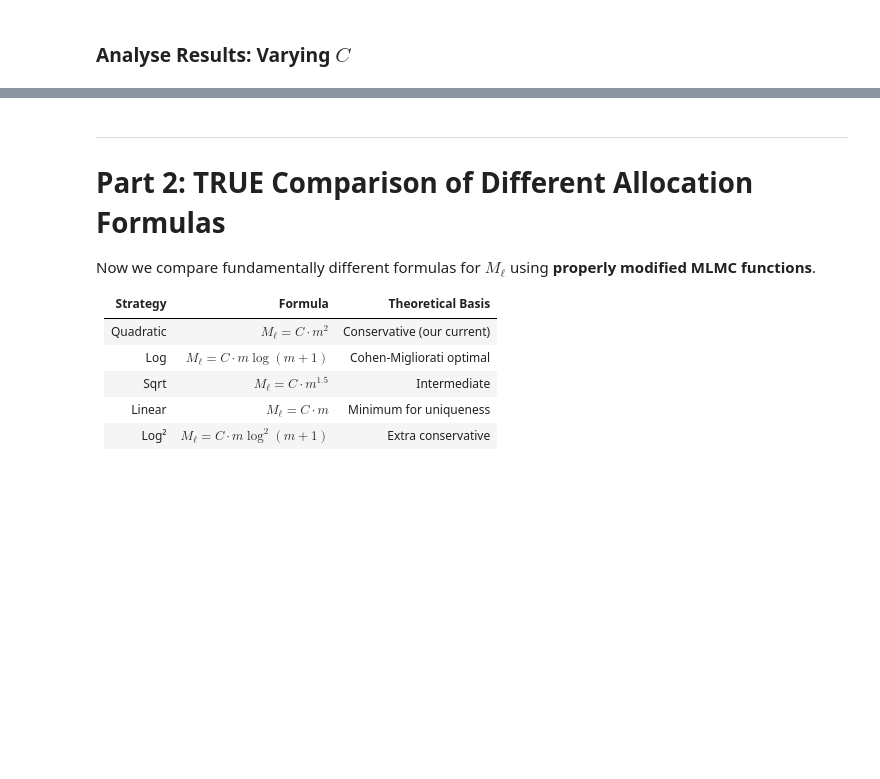
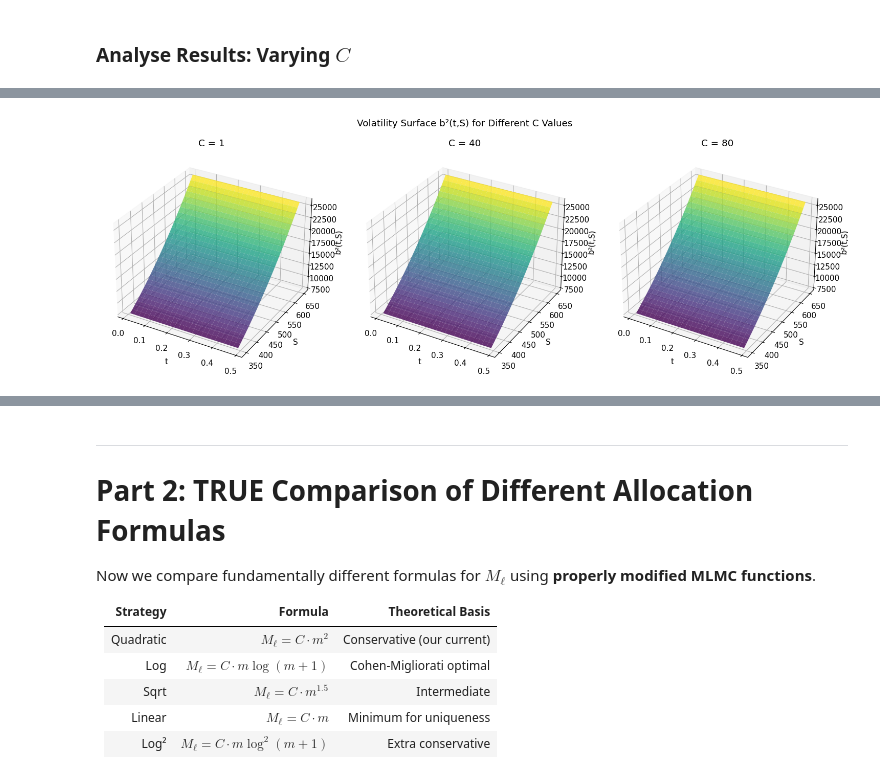
Before and after one commit to leolalvay/KAUST_OPTION_PRICING, a Jupyter notebook: Sample_Allocation_MLMC_Investigation/MLMC_Sample_Allocation_Comparison.ipynb, the cells around one changed output, grey strips where cells are left out. Drawn from its saved outputs; the diff is of its cells as text; code cells hidden in the pictures; blank space fills up the shorter version.

```diff
--- a/Sample_Allocation_MLMC_Investigation/MLMC_Sample_Allocation_Comparison.ipynb
+++ b/Sample_Allocation_MLMC_Investigation/MLMC_Sample_Allocation_Comparison.ipynb
@@ -84,4 +279,4 @@ except ImportError as e:
 # %%
-# Display default parameters
-params = DEFAULT_PARAMS
+# Params for testing
+params = MODERATE_STRESS_PARAMS
 print(params)
@@ -144,7 +363,7 @@ We keep the formula $M_\ell = C \cdot \dim(V)^2$ fixed but vary $C$ across 10 va
 **Goal:** Find the minimum $C$ that maintains numerical stability.
 # %%
 # Values of C to test
-C_values = [10, 20, 30, 40, 50, 60, 80, 100, 120, 150]
+C_values = [1, 3, 5, 10, 20, 30, 40, 50, 60, 80, 100, 120, 150]
 
 print("Sample counts for each C value (quadratic formula):")
 print("=" * 80)
@@ -325,29 +602,31 @@ plt.show()
 # %%
 # Surface comparison: C=40 vs C=80 vs C=120
-C_to_compare = [40, 80, 120]
+C_to_compare = [1, 40, 80]
 
 fig = plt.figure(figsize=(15, 5))
 
 for idx, C in enumerate(C_to_compare):
     ax = fig.add_subplot(1, 3, idx + 1, projection='3d')
 
     successful_runs = [r for r in results_by_C[C] if r['success']]
     if len(successful_runs) > 0:
         mean_surface = np.mean([r['b_squared'] for r in successful_runs], axis=0)
 
         T_mesh, S_mesh = np.meshgrid(t_grid, s_grid, indexing='ij')
         surf = ax.plot_surface(T_mesh, S_mesh, mean_surface, cmap=cm.viridis, alpha=0.8)
 
         ax.set_xlabel('t')
         ax.set_ylabel('S')
         ax.set_zlabel('b²(t,S)')
         ax.set_title(f'C = {C}')
     else:
         ax.set_title(f'C = {C} (FAILED)')
 
 plt.suptitle('Volatility Surface b²(t,S) for Different C Values', y=1.02)
 plt.tight_layout()
 plt.show()
+# %% [output]
+[figure, added]
 # %%
 # Correlation plot: Compare surfaces for different C values
 fig, axes = plt.subplots(1, 2, figsize=(12, 5))
```
Also changed, not shown: parts of 21 cells of this notebook.
